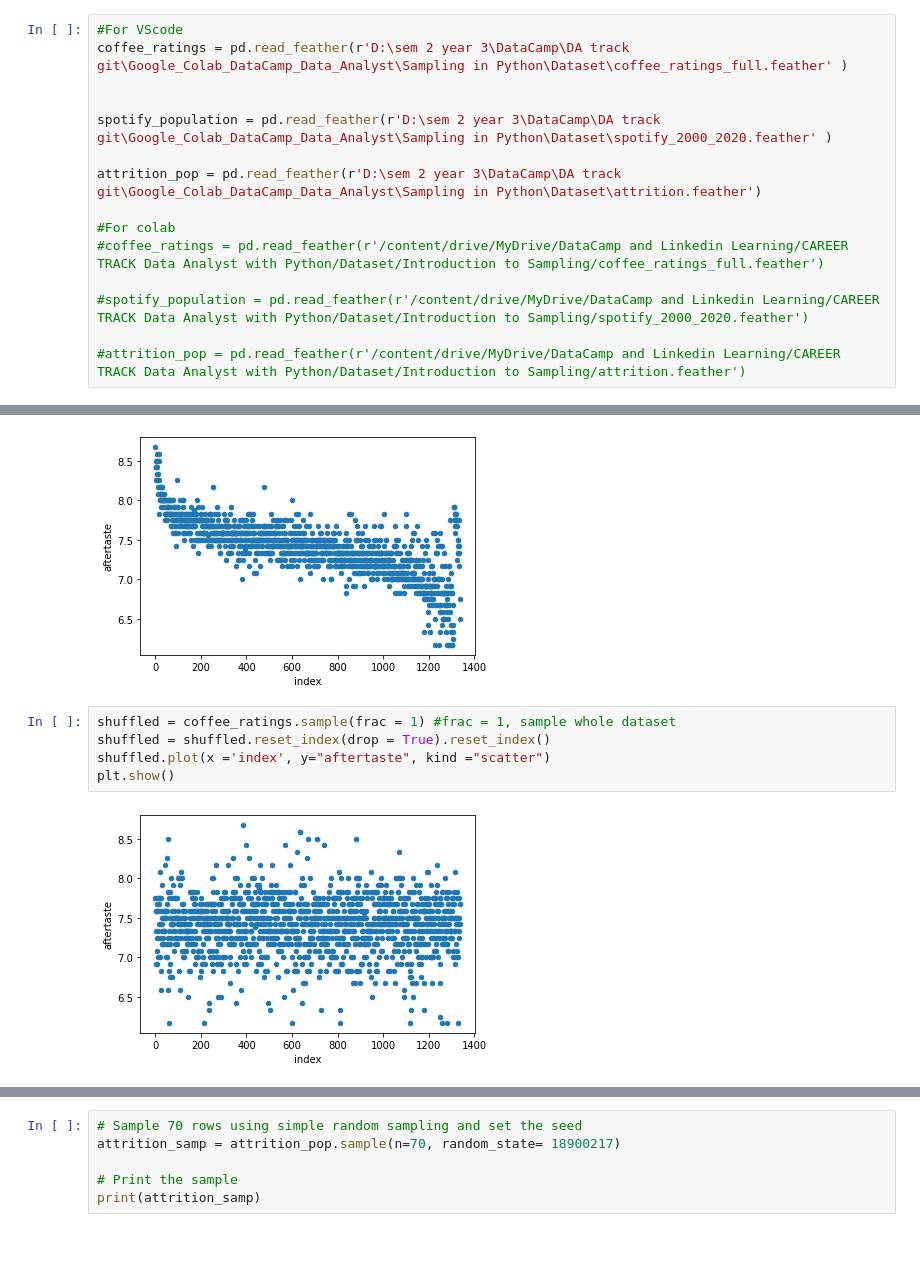
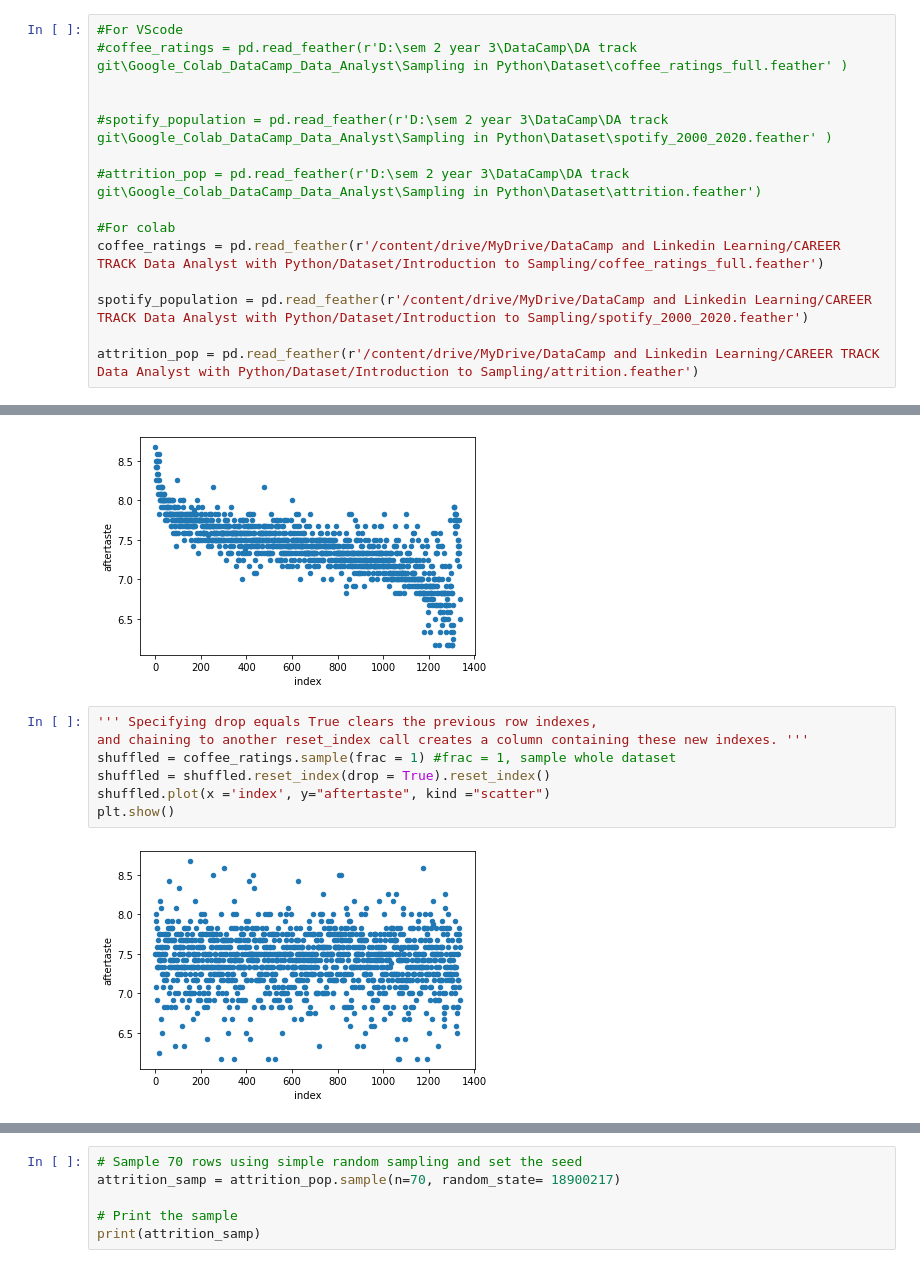
Before and after one commit to TinChung41/Google_Colab_DataCamp_Data_Analyst, a Jupyter notebook: Sampling in Python/Sampling_in_Python_2_Sampling_Methods.ipynb, the cells around one changed output, grey strips where cells are left out. Drawn from its saved outputs; the diff is of its cells as text.

Commit message:
full chapter 2 sampling in python

```diff
--- a/Sampling in Python/Sampling_in_Python_2_Sampling_Methods.ipynb
+++ b/Sampling in Python/Sampling_in_Python_2_Sampling_Methods.ipynb
@@ -19,16 +18,16 @@ import statsmodels.formula.api as smf'''
 'from scipy.stats import binom\nfrom scipy.stats import linregress\n\nimport statsmodels.formula.api as smf'
 # %%
 #For VScode
-coffee_ratings = pd.read_feather(r'D:\sem 2 year 3\DataCamp\DA track git\Google_Colab_DataCamp_Data_Analyst\Sampling in Python\Dataset\coffee_ratings_full.feather' )
+#coffee_ratings = pd.read_feather(r'D:\sem 2 year 3\DataCamp\DA track git\Google_Colab_DataCamp_Data_Analyst\Sampling in Python\Dataset\coffee_ratings_full.feather' )
 
 
-spotify_population = pd.read_feather(r'D:\sem 2 year 3\DataCamp\DA track git\Google_Colab_DataCamp_Data_Analyst\Sampling in Python\Dataset\spotify_2000_2020.feather' )
+#spotify_population = pd.read_feather(r'D:\sem 2 year 3\DataCamp\DA track git\Google_Colab_DataCamp_Data_Analyst\Sampling in Python\Dataset\spotify_2000_2020.feather' )
 
-attrition_pop = pd.read_feather(r'D:\sem 2 year 3\DataCamp\DA track git\Google_Colab_DataCamp_Data_Analyst\Sampling in Python\Dataset\attrition.feather')
+#attrition_pop = pd.read_feather(r'D:\sem 2 year 3\DataCamp\DA track git\Google_Colab_DataCamp_Data_Analyst\Sampling in Python\Dataset\attrition.feather')
 
 #For colab
-#coffee_ratings = pd.read_feather(r'/content/drive/MyDrive/DataCamp and Linkedin Learning/CAREER TRACK Data Analyst with Python/Dataset/Introduction to Sampling/coffee_ratings_full.feather')
+coffee_ratings = pd.read_feather(r'/content/drive/MyDrive/DataCamp and Linkedin Learning/CAREER TRACK Data Analyst with Python/Dataset/Introduction to Sampling/coffee_ratings_full.feather')
 
-#spotify_population = pd.read_feather(r'/content/drive/MyDrive/DataCamp and Linkedin Learning/CAREER TRACK Data Analyst with Python/Dataset/Introduction to Sampling/spotify_2000_2020.feather')
+spotify_population = pd.read_feather(r'/content/drive/MyDrive/DataCamp and Linkedin Learning/CAREER TRACK Data Analyst with Python/Dataset/Introduction to Sampling/spotify_2000_2020.feather')
 
-#attrition_pop = pd.read_feather(r'/content/drive/MyDrive/DataCamp and Linkedin Learning/CAREER TRACK Data Analyst with Python/Dataset/Introduction to Sampling/attrition.feather')
+attrition_pop = pd.read_feather(r'/content/drive/MyDrive/DataCamp and Linkedin Learning/CAREER TRACK Data Analyst with Python/Dataset/Introduction to Sampling/attrition.feather')
@@ -72,9 +83,11 @@ plt.show()
 # %% [output]
 [figure]
 # %%
+''' Specifying drop equals True clears the previous row indexes,
+and chaining to another reset_index call creates a column containing these new indexes. '''
 shuffled = coffee_ratings.sample(frac = 1) #frac = 1, sample whole dataset
 shuffled = shuffled.reset_index(drop = True).reset_index()
 shuffled.plot(x ='index', y="aftertaste", kind ="scatter")
 plt.show()
 # %% [output]
-[figure, old version]
+[figure, new version]
```
Also changed, not shown: parts of 51 cells of this notebook.
